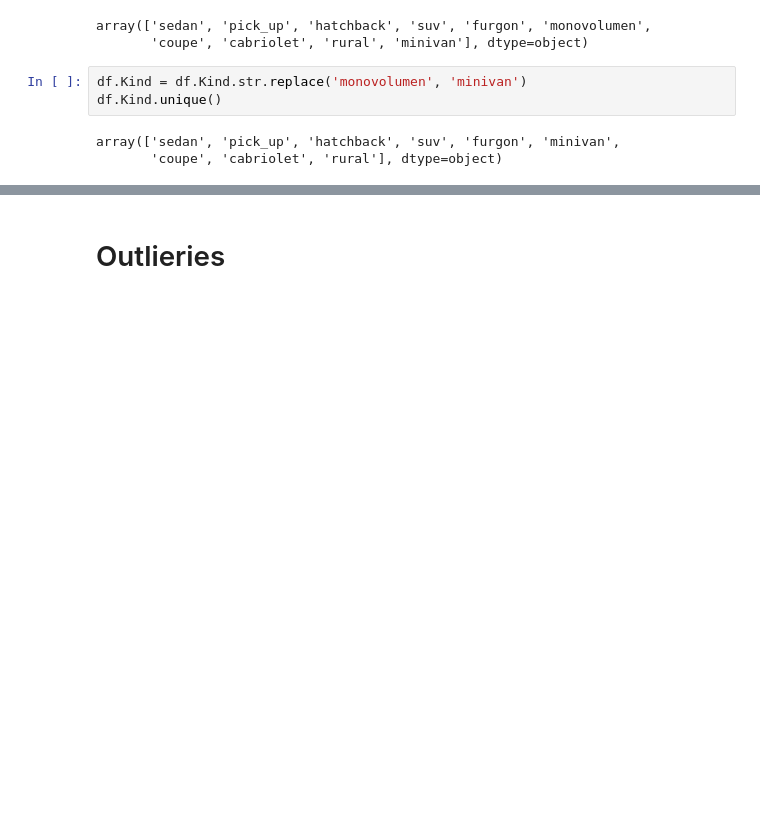
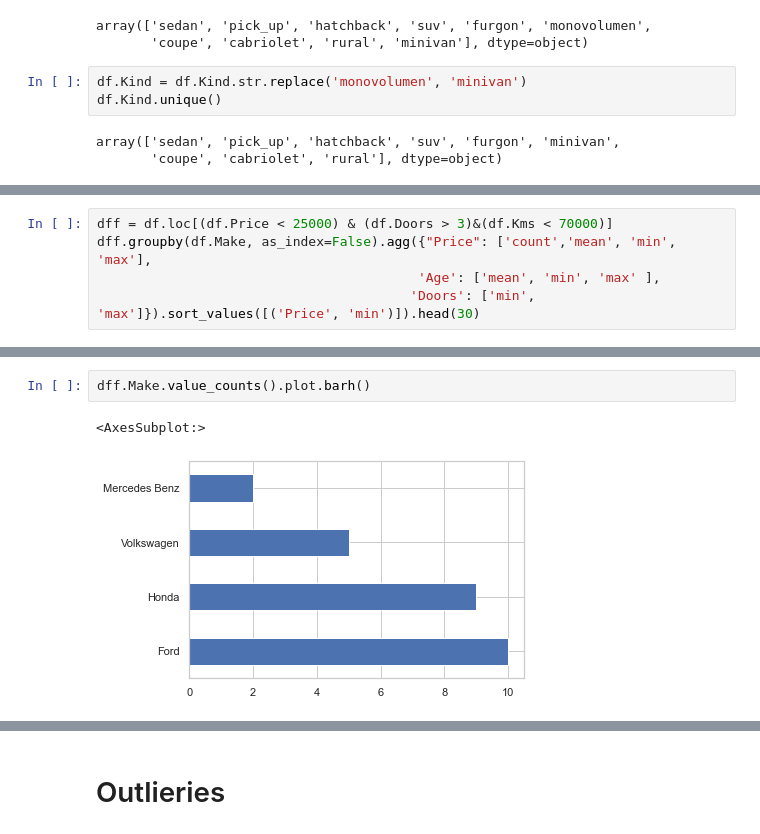
Before and after one commit to abdullahcayde/Redischool, a Jupyter notebook: EDA_&_Plotting_Final.ipynb, the cells around one changed output, grey strips where cells are left out. Cells and saved outputs as stored; diff of their text form; blank space fills up the shorter version.

```diff
--- a/EDA_&_Plotting_Final.ipynb
+++ b/EDA_&_Plotting_Final.ipynb
@@ -153,0 +169,5 @@ df.describe()
+# %%
+dff = df.loc[(df.Price < 25000) & (df.Doors > 3)&(df.Kms < 70000)]
+dff.groupby(df.Make, as_index=False).agg({"Price": ['count','mean', 'min', 'max'],
+                                         'Age': ['mean', 'min', 'max' ],
+                                        'Doors': ['min', 'max']}).sort_values([('Price', 'min')]).head(30)
@@ -153,0 +193,5 @@ df.describe()
+# %%
+dff.Make.value_counts().plot.barh()
+# %% [output]
+<AxesSubplot:>
+[figure, added]
```
Also changed, not shown: parts of 56 cells of this notebook, 9 other files.
